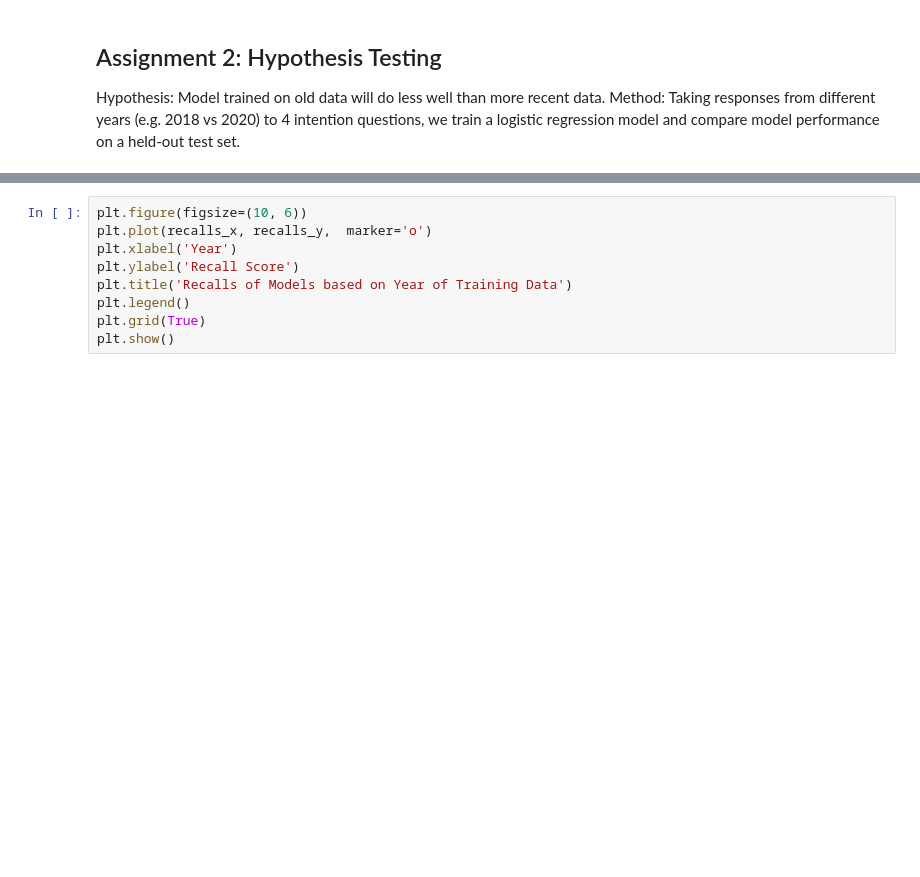
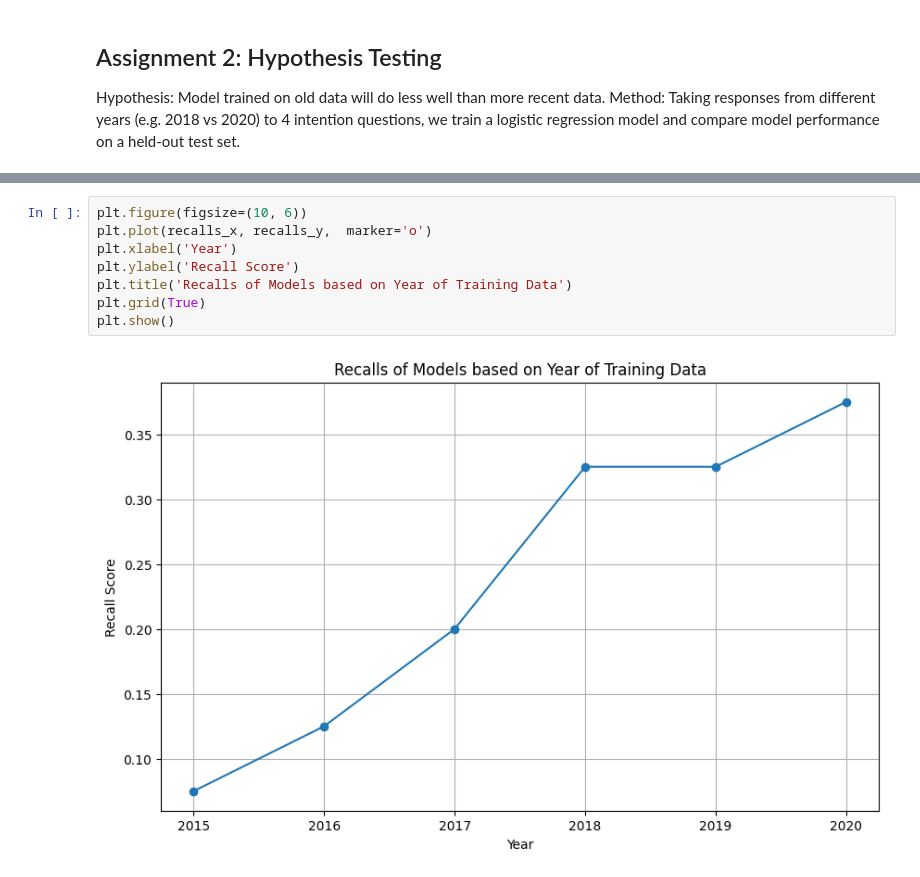
Before and after one commit to jamie-chiu/limits_555a2, a Jupyter notebook: hypothesis_testing_years.ipynb, the cells around one changed output, grey strips where cells are left out. Cells and saved outputs as stored; diff of their text form; blank space fills up the shorter version.

```diff
--- a/hypothesis_testing_years.ipynb
+++ b/hypothesis_testing_years.ipynb
@@ -372,12 +723,13 @@ plt.show()
 # %%
 plt.figure(figsize=(10, 6))
 plt.plot(recalls_x, recalls_y,  marker='o')
 plt.xlabel('Year')
 plt.ylabel('Recall Score')
 plt.title('Recalls of Models based on Year of Training Data')
-plt.legend()
 plt.grid(True)
 plt.show()
+# %% [output]
+[figure, added]
 # %%
 plt.figure(figsize=(10, 6))
 plt.plot(f1s_x, f1s_y,  marker='o')
```
Also changed, not shown: parts of 26 cells of this notebook, 1 other file.
